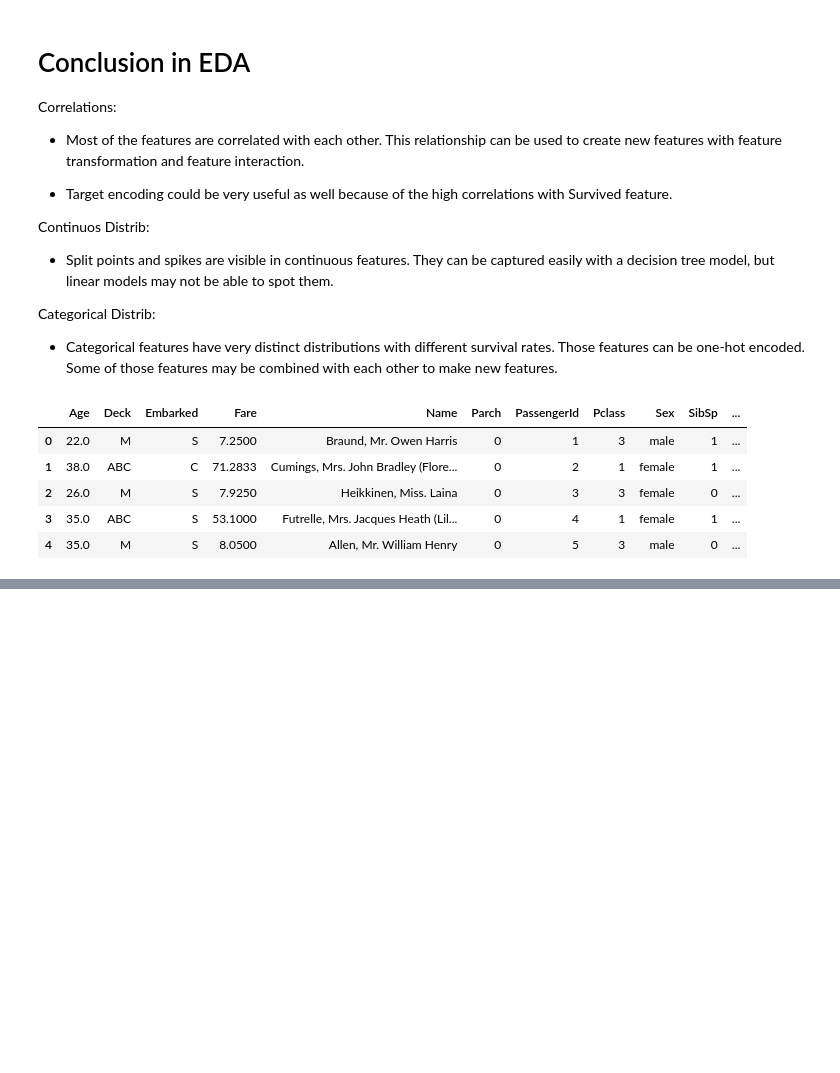
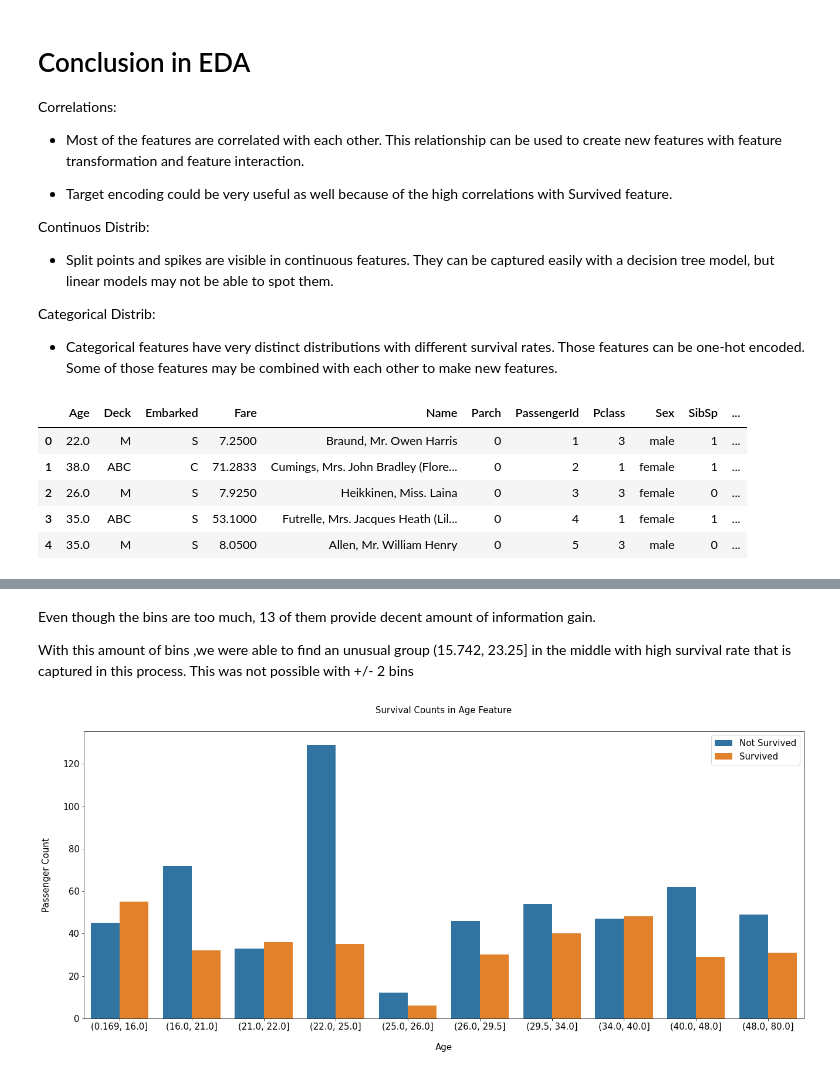
Before and after one commit to jtavara23/Titanic_survivor_prediction, a Jupyter notebook: main.ipynb, the cells around one changed output, grey strips where cells are left out. Saved outputs shown, nothing was run; the diff lists cells and outputs as text; code cells hidden in the pictures; blank space fills up the shorter version.

```diff
--- a/main.ipynb
+++ b/main.ipynb
@@ -763,0 +785,22 @@ df_all.head()
+# %% [markdown]
+Even though the bins are too much, 13 of them provide decent amount of information gain.
+
+With this amount of bins ,we were able to find an unusual group (15.742, 23.25] in the middle with high survival rate that is captured in this process. This was not possible with +/- 2 bins
+# %%
+df_all['Age_bin'] = pd.qcut(df_all['Age'], 10)
+
+# PLot Age bin
+fig, axs = plt.subplots(figsize=(22, 9))
+sns.countplot(x='Age_bin', hue='Survived', data=df_all)
+
+plt.xlabel('Age', size=15, labelpad=20)
+plt.ylabel('Passenger Count', size=15, labelpad=20)
+plt.tick_params(axis='x', labelsize=15)
+plt.tick_params(axis='y', labelsize=15)
+
+plt.legend(['Not Survived', 'Survived'], loc='upper right', prop={'size': 15})
+plt.title('Survival Counts in {} Feature'.format('Age'), size=15, y=1.05)
+
+plt.show()
+# %% [output]
+[figure, added]
```
Also changed, not shown: parts of 30 cells of this notebook.
